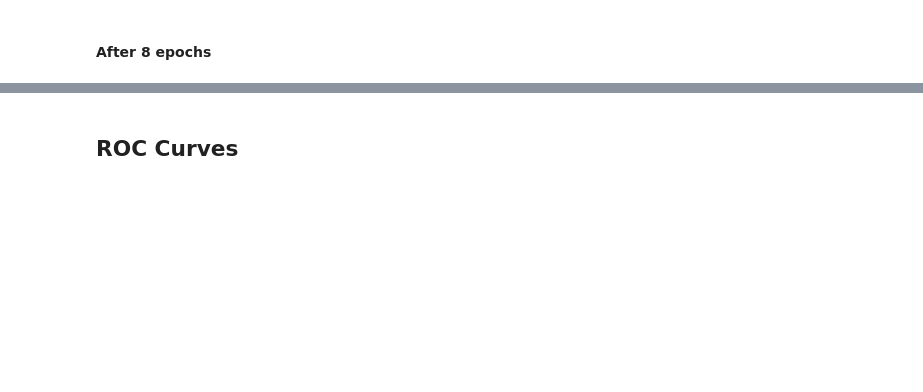
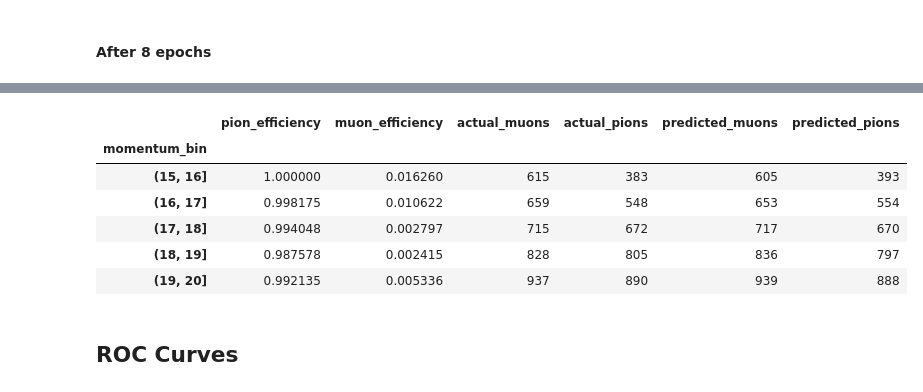
Before and after one commit to TRIUMF-Capstone2022/richai, a Jupyter notebook: notebooks/DGCNN metrics.ipynb, the cells around one changed output, grey strips where cells are left out. Cells and saved outputs as stored; diff of their text form; code cells hidden in the pictures; blank space fills up the shorter version.

```diff
--- a/notebooks/DGCNN metrics.ipynb
+++ b/notebooks/DGCNN metrics.ipynb
@@ -191,2 +395,14 @@ weighted avg       0.94      0.94      0.94     85824
+# %%
+# we need to wrangle for efficiency plots
+wrangled_df = wrangle_predictions(df)
+wrangled_df.head()
+# %% [output]
+|  | pion_efficiency | muon_efficiency | actual_muons | actual_pions | predicted_muons | predicted_pions |
+| momentum_bin |  |  |  |  |  |  |
+| (15, 16] | 1.000000 | 0.016260 | 615 | 383 | 605 | 393 |
+| (16, 17] | 0.998175 | 0.010622 | 659 | 548 | 653 | 554 |
+| (17, 18] | 0.994048 | 0.002797 | 715 | 672 | 717 | 670 |
+| (18, 19] | 0.987578 | 0.002415 | 828 | 805 | 836 | 797 |
+| (19, 20] | 0.992135 | 0.005336 | 937 | 890 | 939 | 888 |
 # %% [markdown]
 ## ROC Curves
```
Also changed, not shown: parts of 27 cells of this notebook, 4 other files.
